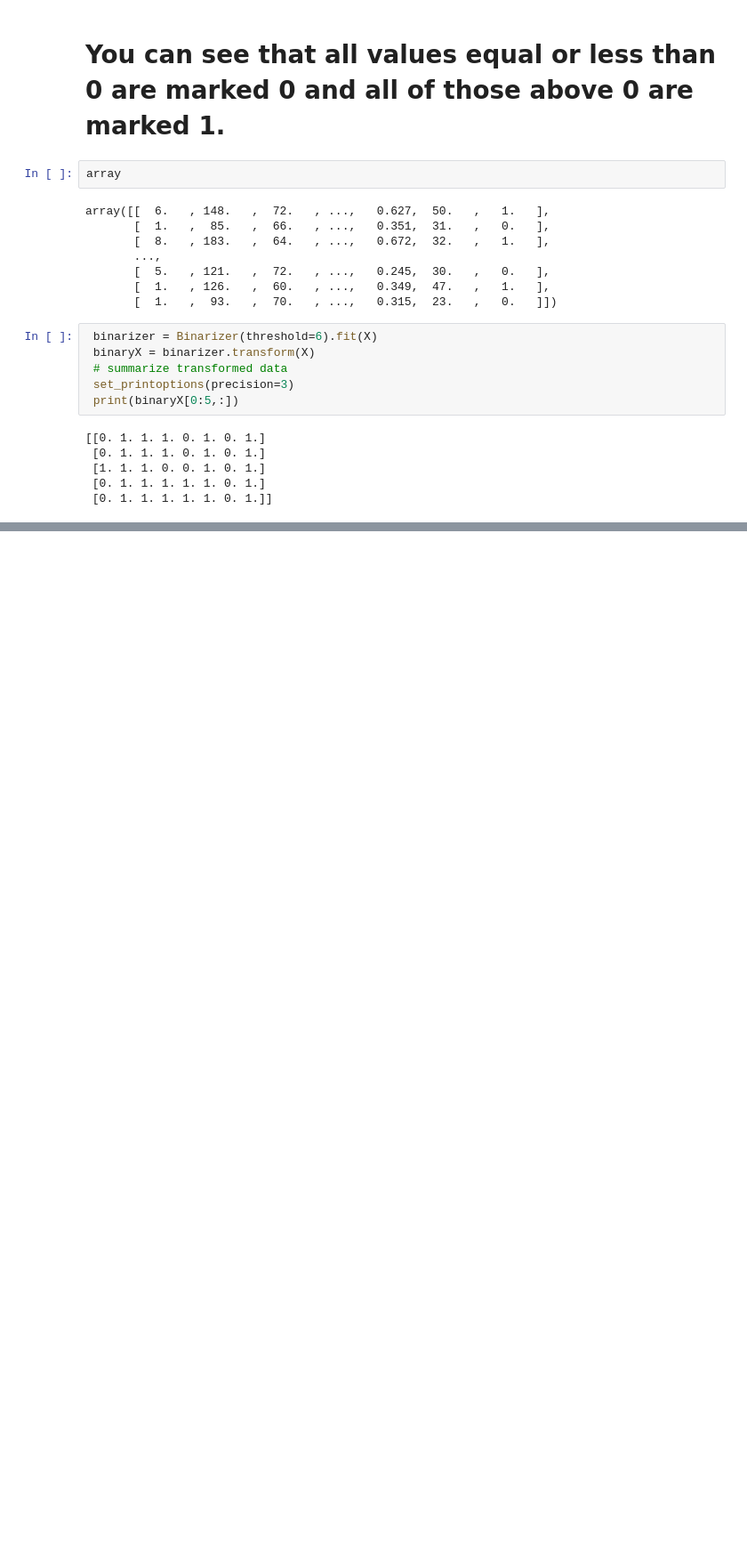
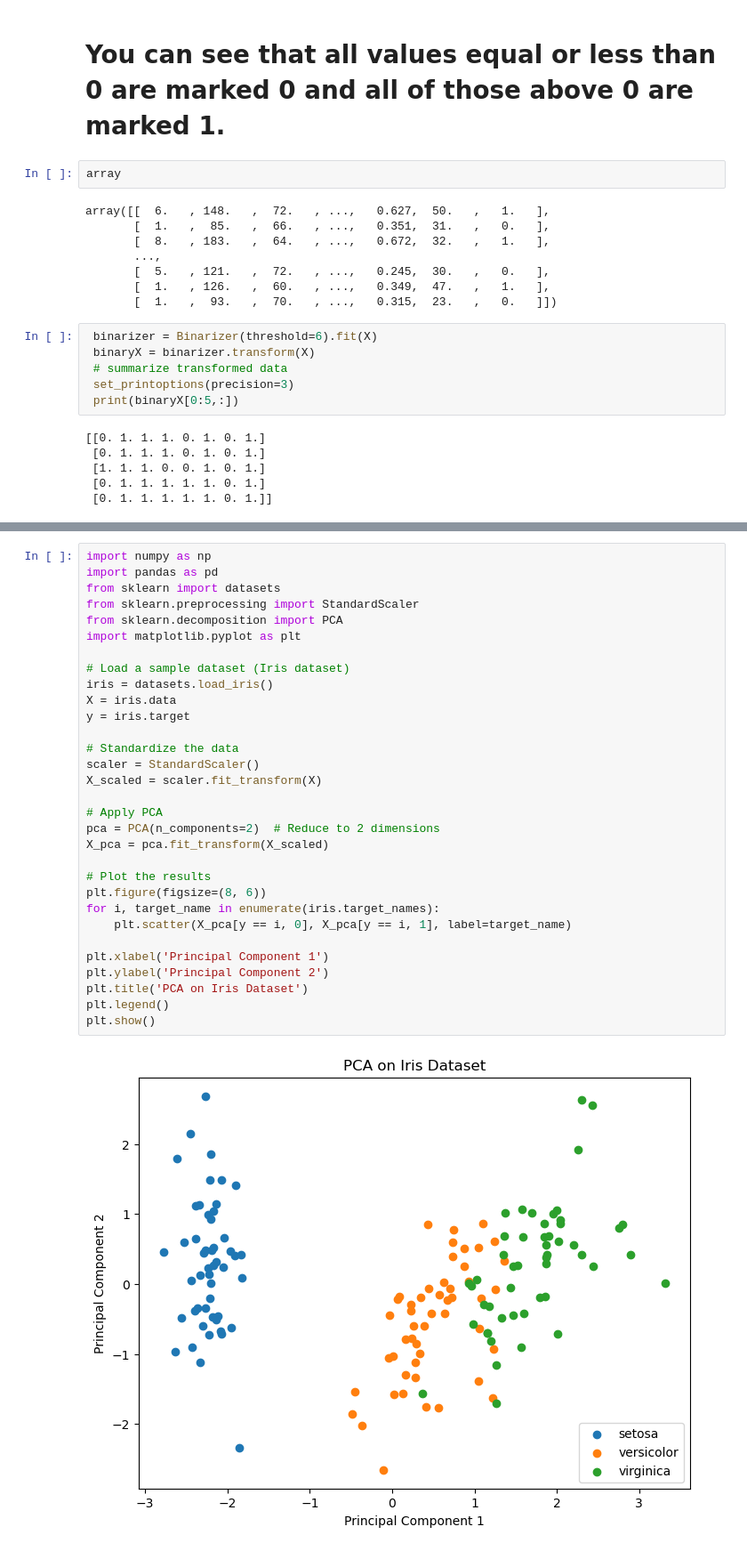
Before and after one commit to FarhanaSuci/MachineLearning, a Jupyter notebook: Lecture2.ipynb, the cells around one changed output, grey strips where cells are left out. Shown at 89% size. Drawn from its saved outputs; the diff is of its cells as text; blank space fills up the shorter version.

```diff
--- a/Lecture2.ipynb
+++ b/Lecture2.ipynb
@@ -150,0 +275,33 @@ array([[  6.   , 148.   ,  72.   , ...,   0.627,  50.   ,   1.   ],
+# %%
+import numpy as np
+import pandas as pd
+from sklearn import datasets
+from sklearn.preprocessing import StandardScaler
+from sklearn.decomposition import PCA
+import matplotlib.pyplot as plt
+
+# Load a sample dataset (Iris dataset)
+iris = datasets.load_iris()
+X = iris.data
+y = iris.target
+
+# Standardize the data
+scaler = StandardScaler()
+X_scaled = scaler.fit_transform(X)
+
+# Apply PCA
+pca = PCA(n_components=2)  # Reduce to 2 dimensions
+X_pca = pca.fit_transform(X_scaled)
+
+# Plot the results
+plt.figure(figsize=(8, 6))
+for i, target_name in enumerate(iris.target_names):
+    plt.scatter(X_pca[y == i, 0], X_pca[y == i, 1], label=target_name)
+
+plt.xlabel('Principal Component 1')
+plt.ylabel('Principal Component 2')
+plt.title('PCA on Iris Dataset')
+plt.legend()
+plt.show()
+# %% [output]
+[figure, added]
```
Also changed, not shown: parts of 18 cells of this notebook.
